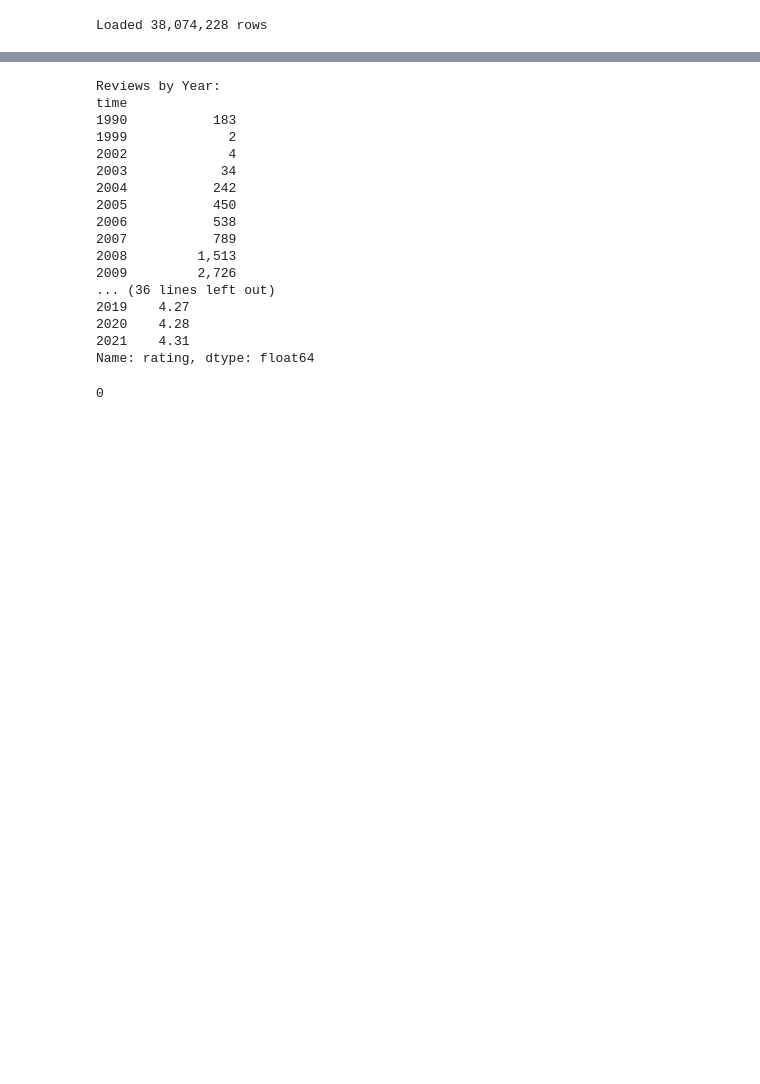
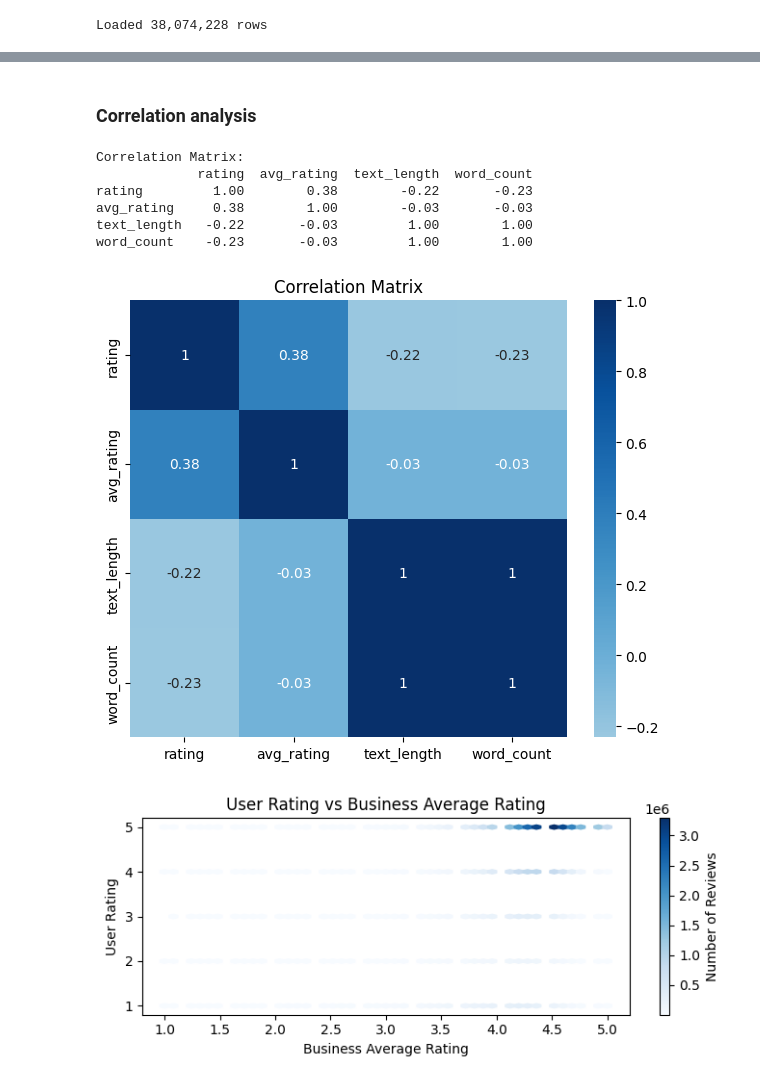
Before and after one commit to zmosDS/google_review_insights, a Jupyter notebook: notebooks/02_eda.ipynb, the cells around one changed output, grey strips where cells are left out. Drawn from its saved outputs; the diff is of its cells as text; code cells hidden in the pictures; blank space fills up the shorter version.

```diff
--- a/notebooks/02_eda.ipynb
+++ b/notebooks/02_eda.ipynb
@@ -172,36 +171,40 @@ category
+# %% [markdown]
+### Correlation analysis
 # %%
-# Reviews by year
-df_time = pd.to_datetime(df['time'], unit='ms')
-print("Reviews by Year:")
-year_counts = df_time.dt.year.value_counts().sort_index()
-year_counts.index = year_counts.index.astype(int)
-year_counts = year_counts.apply(lambda x: f'{x:,}')
-print(year_counts)
+print("Correlation Matrix:")
+numeric_features = df[['rating', 'avg_rating']].copy()
+numeric_features['text_length'] = df['text'].fillna('').str.len()
+numeric_features['word_count'] = df['text'].fillna('').str.split().str.len()
+
+corr_matrix = numeric_features.corr().round(2)
+print(corr_matrix)
 print()
 
-# Average rating by year
-rating_by_year = df.groupby(df_time.dt.year)['rating'].mean().round(2)
-print("\nAverage Rating by Year:")
-print(rating_by_year)
+# Heatmap
+plt.figure(figsize=(6, 5))
+sns.heatmap(corr_matrix, annot=True, cmap='Blues', center=0, square=True)
+plt.title('Correlation Matrix')
+plt.tight_layout()
+plt.show()
 
-del df_time, year_counts, rating_by_year
-gc.collect()
+# Scatter plot: User rating vs Business avg_rating
+plt.figure(figsize=(7, 3))
+plt.hexbin(df['avg_rating'], df['rating'], gridsize=50, cmap='Blues', mincnt=1)
+plt.colorbar(label='Number of Reviews')
+plt.xlabel('Business Average Rating')
+plt.ylabel('User Rating')
+plt.title('User Rating vs Business Average Rating')
+plt.tight_layout()
+plt.show()
+
+#del numeric_features, corr_matrix
+#gc.collect()
 # %% [output]
-Reviews by Year:
-time
-1990           183
-1999             2
-2002             4
-2003            34
-2004           242
-2005           450
-2006           538
-2007           789
-2008         1,513
-2009         2,726
-... (36 lines left out)
-2019    4.27
-2020    4.28
-2021    4.31
-Name: rating, dtype: float64
+Correlation Matrix:
+             rating  avg_rating  text_length  word_count
+rating         1.00        0.38        -0.22       -0.23
+avg_rating     0.38        1.00        -0.03       -0.03
+text_length   -0.22       -0.03         1.00        1.00
+word_count    -0.23       -0.03         1.00        1.00
-0
+[figure, added]
+[figure, added]
```
Also changed, not shown: parts of 31 cells of this notebook, 2 other files.
